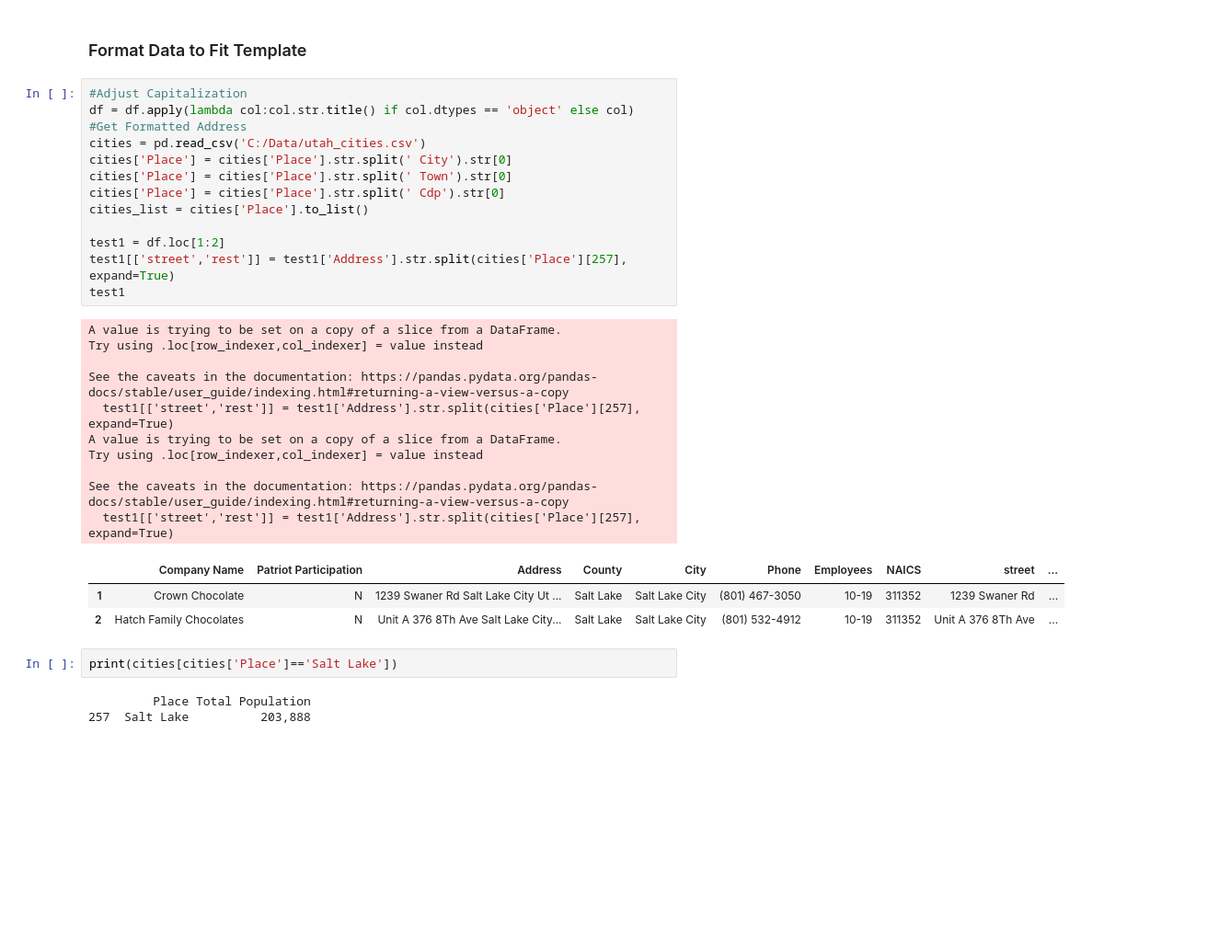
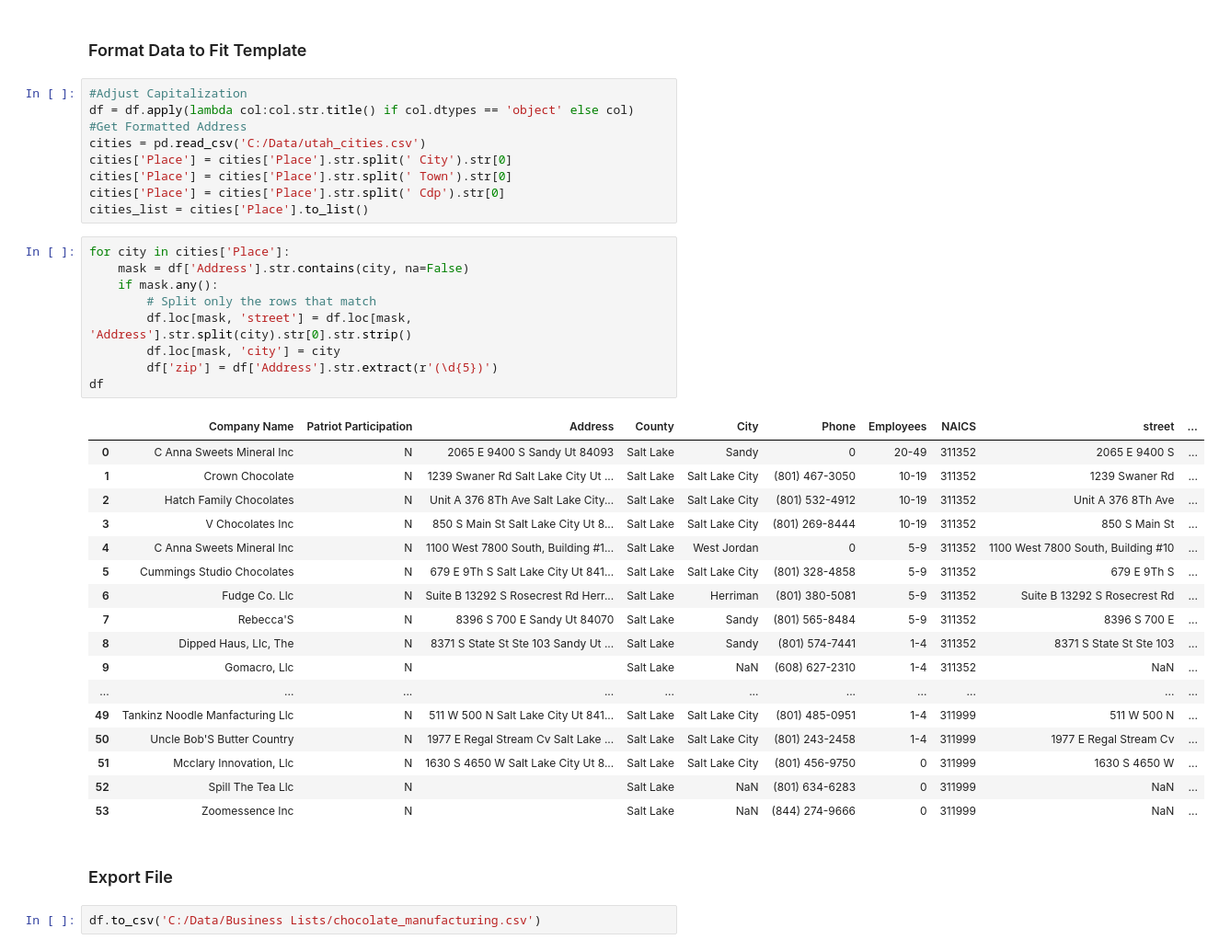
Before and after one commit to jowirth2/Standardize-Business-List, a Jupyter notebook: business_list_cleaner.ipynb, the cells around one changed output. Shown: that part at 92% size. Cells and saved outputs as stored; diff of their text form; blank space fills up the shorter version.

```diff
--- a/business_list_cleaner.ipynb
+++ b/business_list_cleaner.ipynb
@@ -34,26 +34,34 @@ cities['Place'] = cities['Place'].str.split(' City').str[0]
 cities['Place'] = cities['Place'].str.split(' Town').str[0]
 cities['Place'] = cities['Place'].str.split(' Cdp').str[0]
 cities_list = cities['Place'].to_list()
-
-test1 = df.loc[1:2]
-test1[['street','rest']] = test1['Address'].str.split(cities['Place'][257], expand=True)
-test1
-# %% [output]
-A value is trying to be set on a copy of a slice from a DataFrame.
-Try using .loc[row_indexer,col_indexer] = value instead
-
-See the caveats in the documentation: https://pandas.pydata.org/pandas-docs/stable/user_guide/indexing.html#returning-a-view-versus-a-copy
-  test1[['street','rest']] = test1['Address'].str.split(cities['Place'][257], expand=True)
-A value is trying to be set on a copy of a slice from a DataFrame.
-Try using .loc[row_indexer,col_indexer] = value instead
-
-See the caveats in the documentation: https://pandas.pydata.org/pandas-docs/stable/user_guide/indexing.html#returning-a-view-versus-a-copy
-  test1[['street','rest']] = test1['Address'].str.split(cities['Place'][257], expand=True)
-|  | Company Name | Patriot Participation | Address | County | City | Phone | Employees | NAICS | street | ... |
-| 1 | Crown Chocolate | N | 1239 Swaner Rd Salt Lake City Ut ... | Salt Lake | Salt Lake City | (801) 467-3050 | 10-19 | 311352 | 1239 Swaner Rd | ... |
-| 2 | Hatch Family Chocolates | N | Unit A 376 8Th Ave Salt Lake City... | Salt Lake | Salt Lake City | (801) 532-4912 | 10-19 | 311352 | Unit A 376 8Th Ave | ... |
-# %%
-print(cities[cities['Place']=='Salt Lake'])
-# %% [output]
-         Place Total Population
-257  Salt Lake          203,888
+# %%
+for city in cities['Place']:
+    mask = df['Address'].str.contains(city, na=False)
+    if mask.any():
+        # Split only the rows that match
+        df.loc[mask, 'street'] = df.loc[mask, 'Address'].str.split(city).str[0].str.strip()
+        df.loc[mask, 'city'] = city
+        df['zip'] = df['Address'].str.extract(r'(\d{5})')
+df
+# %% [output]
+|  | Company Name | Patriot Participation | Address | County | City | Phone | Employees | NAICS | street | ... |
+| 0 | C Anna Sweets Mineral Inc | N | 2065 E 9400 S Sandy Ut 84093 | Salt Lake | Sandy | 0 | 20-49 | 311352 | 2065 E 9400 S | ... |
+| 1 | Crown Chocolate | N | 1239 Swaner Rd Salt Lake City Ut ... | Salt Lake | Salt Lake City | (801) 467-3050 | 10-19 | 311352 | 1239 Swaner Rd | ... |
+| 2 | Hatch Family Chocolates | N | Unit A 376 8Th Ave Salt Lake City... | Salt Lake | Salt Lake City | (801) 532-4912 | 10-19 | 311352 | Unit A 376 8Th Ave | ... |
+| 3 | V Chocolates Inc | N | 850 S Main St Salt Lake City Ut 8... | Salt Lake | Salt Lake City | (801) 269-8444 | 10-19 | 311352 | 850 S Main St | ... |
+| 4 | C Anna Sweets Mineral Inc | N | 1100 West 7800 South, Building #1... | Salt Lake | West Jordan | 0 | 5-9 | 311352 | 1100 West 7800 South, Building #10 | ... |
+| 5 | Cummings Studio Chocolates | N | 679 E 9Th S Salt Lake City Ut 841... | Salt Lake | Salt Lake City | (801) 328-4858 | 5-9 | 311352 | 679 E 9Th S | ... |
+| 6 | Fudge Co. Llc | N | Suite B 13292 S Rosecrest Rd Herr... | Salt Lake | Herriman | (801) 380-5081 | 5-9 | 311352 | Suite B 13292 S Rosecrest Rd | ... |
+| 7 | Rebecca'S | N | 8396 S 700 E Sandy Ut 84070 | Salt Lake | Sandy | (801) 565-8484 | 5-9 | 311352 | 8396 S 700 E | ... |
+| 8 | Dipped Haus, Llc, The | N | 8371 S State St Ste 103 Sandy Ut ... | Salt Lake | Sandy | (801) 574-7441 | 1-4 | 311352 | 8371 S State St Ste 103 | ... |
+| 9 | Gomacro, Llc | N |  | Salt Lake | NaN | (608) 627-2310 | 1-4 | 311352 | NaN | ... |
+| ... | ... | ... | ... | ... | ... | ... | ... | ... | ... | ... |
+| 49 | Tankinz Noodle Manfacturing Llc | N | 511 W 500 N Salt Lake City Ut 841... | Salt Lake | Salt Lake City | (801) 485-0951 | 1-4 | 311999 | 511 W 500 N | ... |
+| 50 | Uncle Bob'S Butter Country | N | 1977 E Regal Stream Cv Salt Lake ... | Salt Lake | Salt Lake City | (801) 243-2458 | 1-4 | 311999 | 1977 E Regal Stream Cv | ... |
+| 51 | Mcclary Innovation, Llc | N | 1630 S 4650 W Salt Lake City Ut 8... | Salt Lake | Salt Lake City | (801) 456-9750 | 0 | 311999 | 1630 S 4650 W | ... |
+| 52 | Spill The Tea Llc | N |  | Salt Lake | NaN | (801) 634-6283 | 0 | 311999 | NaN | ... |
+| 53 | Zoomessence Inc | N |  | Salt Lake | NaN | (844) 274-9666 | 0 | 311999 | NaN | ... |
+# %% [markdown]
+### Export File
+# %%
+df.to_csv('C:/Data/Business Lists/chocolate_manufacturing.csv')
```
